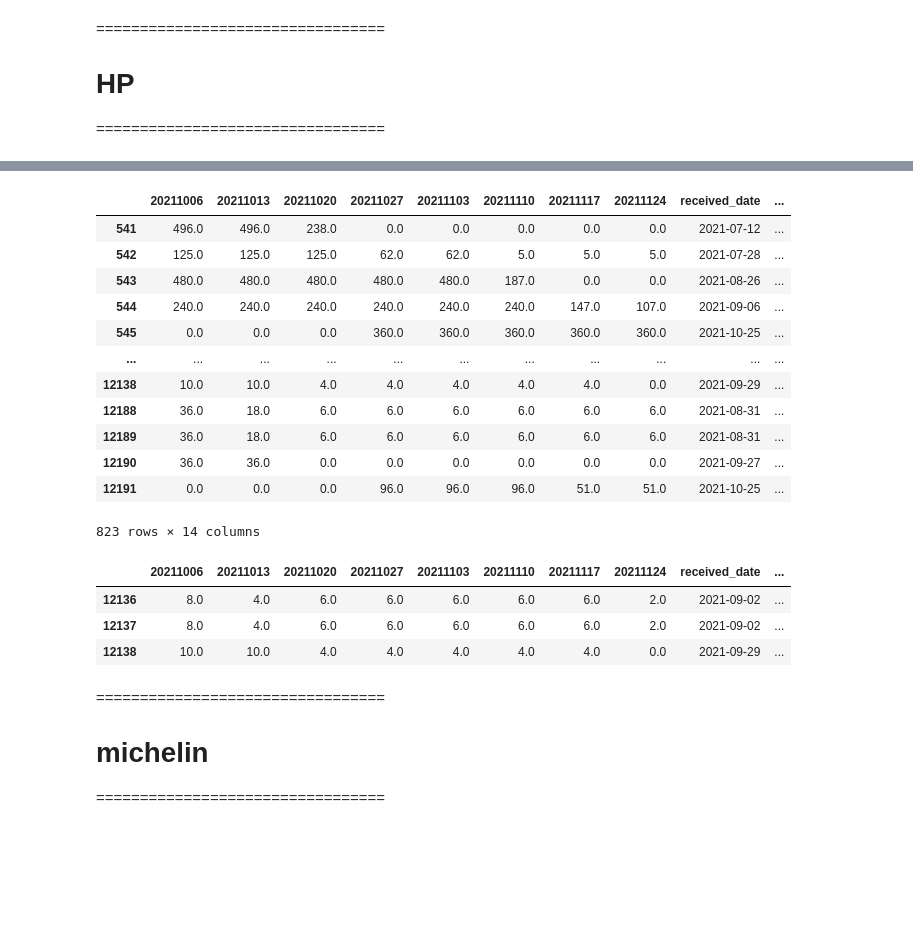
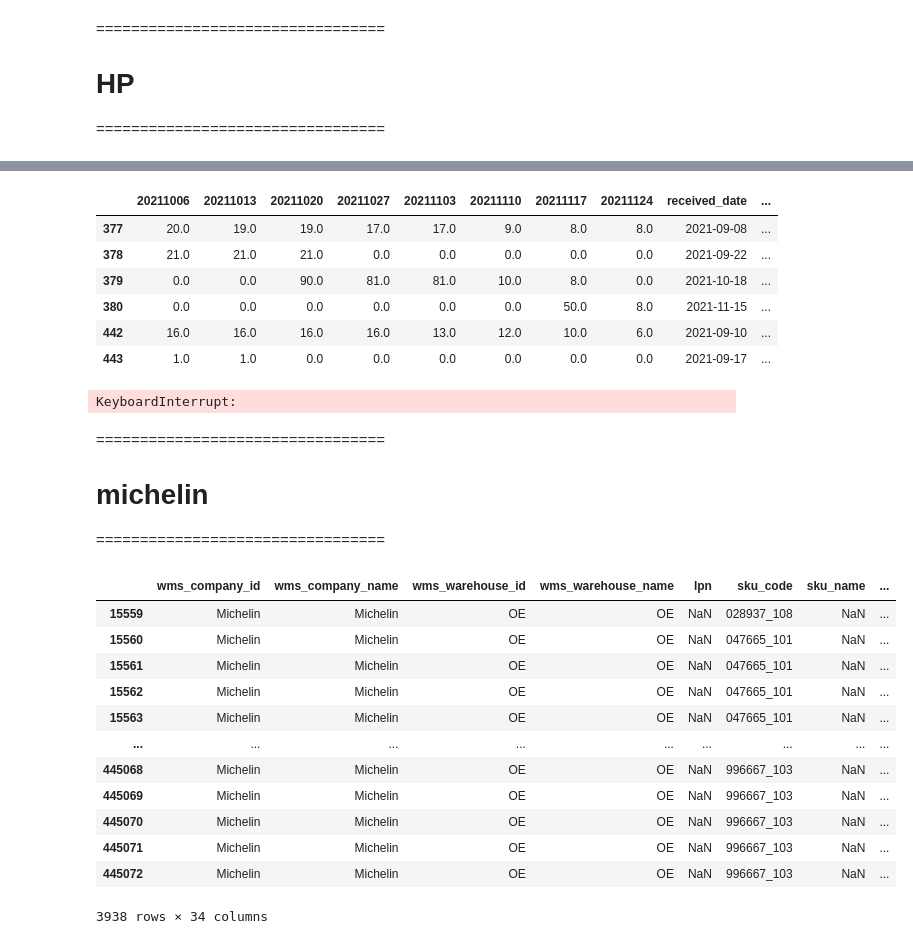
Before and after one commit to fyenne/play10_inv, a Jupyter notebook: inv_fifo.ipynb, the cells around one changed output, grey strips where cells are left out. Drawn from its saved outputs; the diff is of its cells as text; code cells hidden in the pictures; blank space fills up the shorter version.

```diff
--- a/inv_fifo.ipynb
+++ b/inv_fifo.ipynb
@@ -225,3 +206,19 @@ output(df_err_hp, df0_hp)
 # %%
 view = output(df_err_hp, df0_hp)
 err_list_hp = ou_level_lock_codes('(QH|27)')
+# %%
+def check(sku, df0):
+    return df0[df0['sku'].isin(sku)]
+hp_definite_wrong = check(err_list_hp, df0_hp)
+
+# Z7Y79A 问一下
+#
+hp_definite_wrong.head(6)
+# %% [output]
+|  | 20211006 | 20211013 | 20211020 | 20211027 | 20211103 | 20211110 | 20211117 | 20211124 | received_date | ... |
+| 377 | 20.0 | 19.0 | 19.0 | 17.0 | 17.0 | 9.0 | 8.0 | 8.0 | 2021-09-08 | ... |
+| 378 | 21.0 | 21.0 | 21.0 | 0.0 | 0.0 | 0.0 | 0.0 | 0.0 | 2021-09-22 | ... |
+| 379 | 0.0 | 0.0 | 90.0 | 81.0 | 81.0 | 10.0 | 8.0 | 0.0 | 2021-10-18 | ... |
+| 380 | 0.0 | 0.0 | 0.0 | 0.0 | 0.0 | 0.0 | 50.0 | 8.0 | 2021-11-15 | ... |
+| 442 | 16.0 | 16.0 | 16.0 | 16.0 | 13.0 | 12.0 | 10.0 | 6.0 | 2021-09-10 | ... |
+| 443 | 1.0 | 1.0 | 0.0 | 0.0 | 0.0 | 0.0 | 0.0 | 0.0 | 2021-09-17 | ... |
@@ -228 +229,21 @@ err_list_hp = ou_level_lock_codes('(QH|27)')
+# %%
+%%time
+# del df0 ,bose_inv
+bose_inv = load_data('HPI_SH');bose_inv
+df0 = pd.DataFrame()
+snapshot()
+df_err = err_part()
+
+view = output(df_err, df0)
+err_list_hp = ou_level_lock_codes('(QH|27)')
+
+def check(sku, df0):
+    return df0[df0['sku'].isin(sku)]
+hp_definite_wrong = check(err_list_hp, df0)
+
+# Z7Y79A 问一下
+#
+hp_definite_wrong.head(6)
+# %% [output]
+KeyboardInterrupt:
 # %%
@@ -237,24 +251 @@ hp_definite_wrong = check(err_list_hp, df0_hp)
-# %%
-hp_definite_wrong
-# %% [output]
-|  | 20211006 | 20211013 | 20211020 | 20211027 | 20211103 | 20211110 | 20211117 | 20211124 | received_date | ... |
-| 541 | 496.0 | 496.0 | 238.0 | 0.0 | 0.0 | 0.0 | 0.0 | 0.0 | 2021-07-12 | ... |
-| 542 | 125.0 | 125.0 | 125.0 | 62.0 | 62.0 | 5.0 | 5.0 | 5.0 | 2021-07-28 | ... |
-| 543 | 480.0 | 480.0 | 480.0 | 480.0 | 480.0 | 187.0 | 0.0 | 0.0 | 2021-08-26 | ... |
-| 544 | 240.0 | 240.0 | 240.0 | 240.0 | 240.0 | 240.0 | 147.0 | 107.0 | 2021-09-06 | ... |
-| 545 | 0.0 | 0.0 | 0.0 | 360.0 | 360.0 | 360.0 | 360.0 | 360.0 | 2021-10-25 | ... |
-| ... | ... | ... | ... | ... | ... | ... | ... | ... | ... | ... |
-| 12138 | 10.0 | 10.0 | 4.0 | 4.0 | 4.0 | 4.0 | 4.0 | 0.0 | 2021-09-29 | ... |
-| 12188 | 36.0 | 18.0 | 6.0 | 6.0 | 6.0 | 6.0 | 6.0 | 6.0 | 2021-08-31 | ... |
-| 12189 | 36.0 | 18.0 | 6.0 | 6.0 | 6.0 | 6.0 | 6.0 | 6.0 | 2021-08-31 | ... |
-| 12190 | 36.0 | 36.0 | 0.0 | 0.0 | 0.0 | 0.0 | 0.0 | 0.0 | 2021-09-27 | ... |
-| 12191 | 0.0 | 0.0 | 0.0 | 96.0 | 96.0 | 96.0 | 51.0 | 51.0 | 2021-10-25 | ... |
-823 rows × 14 columns
-# %%
-hp_definite_wrong[hp_definite_wrong['sku'] == 'Z7Y79A']
-# %% [output]
-|  | 20211006 | 20211013 | 20211020 | 20211027 | 20211103 | 20211110 | 20211117 | 20211124 | received_date | ... |
-| 12136 | 8.0 | 4.0 | 6.0 | 6.0 | 6.0 | 6.0 | 6.0 | 2.0 | 2021-09-02 | ... |
-| 12137 | 8.0 | 4.0 | 6.0 | 6.0 | 6.0 | 6.0 | 6.0 | 2.0 | 2021-09-02 | ... |
-| 12138 | 10.0 | 10.0 | 4.0 | 4.0 | 4.0 | 4.0 | 4.0 | 0.0 | 2021-09-29 | ... |
 # %%
@@ -266,5 +257,21 @@ hp_definite_wrong.to_csv('./data_up/hp_fifo.csv', index = None, encoding = 'utf_
 # %%
 df0 = []
 bose_inv = []
+# %%
+df9[df9['wms_warehouse_name'] == 'OE']
+# %% [output]
+|  | wms_company_id | wms_company_name | wms_warehouse_id | wms_warehouse_name | lpn | sku_code | sku_name | ... |
+| 15559 | Michelin | Michelin | OE | OE | NaN | 028937_108 | NaN | ... |
+| 15560 | Michelin | Michelin | OE | OE | NaN | 047665_101 | NaN | ... |
+| 15561 | Michelin | Michelin | OE | OE | NaN | 047665_101 | NaN | ... |
+| 15562 | Michelin | Michelin | OE | OE | NaN | 047665_101 | NaN | ... |
+| 15563 | Michelin | Michelin | OE | OE | NaN | 047665_101 | NaN | ... |
+| ... | ... | ... | ... | ... | ... | ... | ... | ... |
+| 445068 | Michelin | Michelin | OE | OE | NaN | 996667_103 | NaN | ... |
+| 445069 | Michelin | Michelin | OE | OE | NaN | 996667_103 | NaN | ... |
+| 445070 | Michelin | Michelin | OE | OE | NaN | 996667_103 | NaN | ... |
+| 445071 | Michelin | Michelin | OE | OE | NaN | 996667_103 | NaN | ... |
+| 445072 | Michelin | Michelin | OE | OE | NaN | 996667_103 | NaN | ... |
+3938 rows × 34 columns
 # %%
 %%time
```
Also changed, not shown: parts of 27 cells of this notebook.
